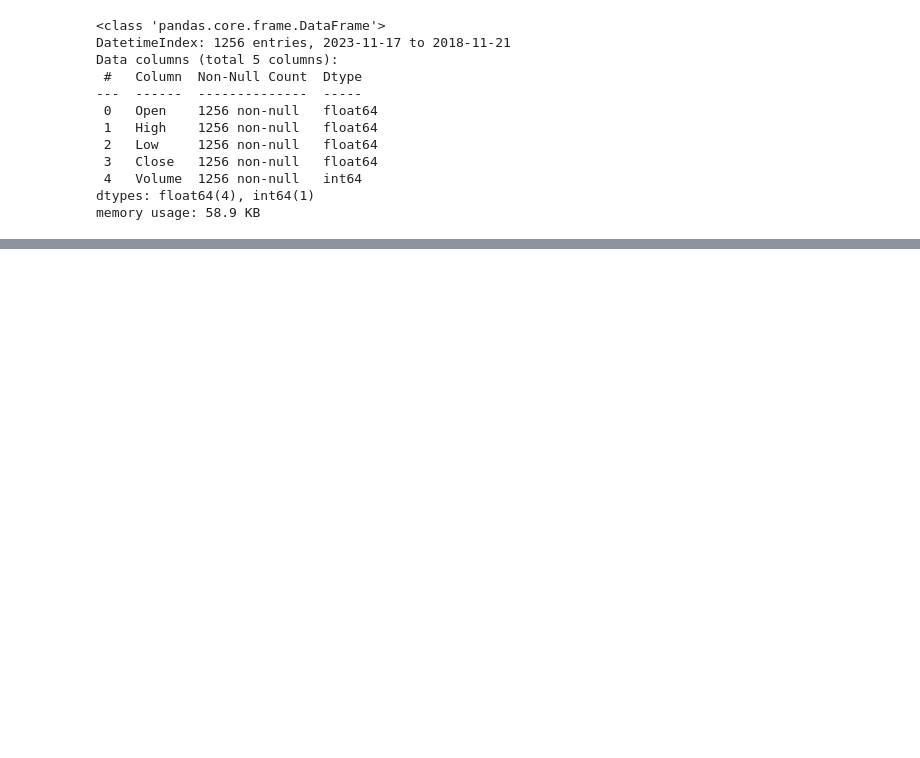
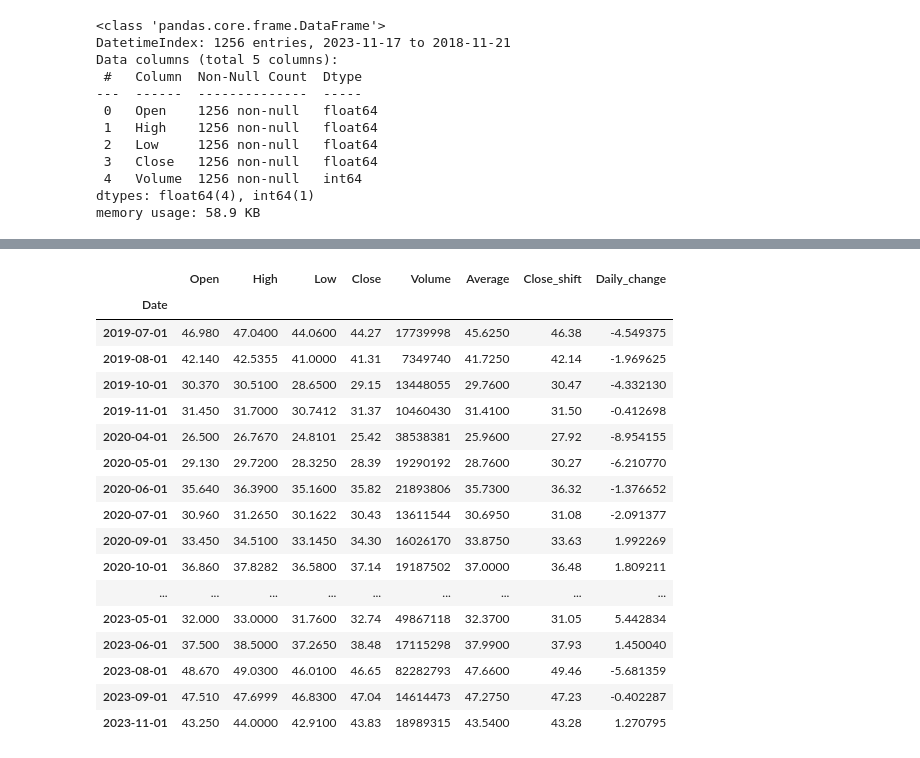
Before and after one commit to M4rcoM04/DSBootcamp, a Jupyter notebook: 02_Dane_Giełdowe_P.ipynb, the cells around one changed output, grey strips where cells are left out. Saved outputs shown, nothing was run; the diff lists cells and outputs as text; code cells hidden in the pictures; blank space fills up the shorter version.

```diff
--- a/02_Dane_Giełdowe_P.ipynb
+++ b/02_Dane_Giełdowe_P.ipynb
@@ -27,0 +551,21 @@ memory usage: 58.9 KB
+# %%
+df[df.index.day == 1]
+# %% [output]
+|  | Open | High | Low | Close | Volume | Average | Close_shift | Daily_change |
+| Date |  |  |  |  |  |  |  |  |
+| 2019-07-01 | 46.980 | 47.0400 | 44.0600 | 44.27 | 17739998 | 45.6250 | 46.38 | -4.549375 |
+| 2019-08-01 | 42.140 | 42.5355 | 41.0000 | 41.31 | 7349740 | 41.7250 | 42.14 | -1.969625 |
+| 2019-10-01 | 30.370 | 30.5100 | 28.6500 | 29.15 | 13448055 | 29.7600 | 30.47 | -4.332130 |
+| 2019-11-01 | 31.450 | 31.7000 | 30.7412 | 31.37 | 10460430 | 31.4100 | 31.50 | -0.412698 |
+| 2020-04-01 | 26.500 | 26.7670 | 24.8101 | 25.42 | 38538381 | 25.9600 | 27.92 | -8.954155 |
+| 2020-05-01 | 29.130 | 29.7200 | 28.3250 | 28.39 | 19290192 | 28.7600 | 30.27 | -6.210770 |
+| 2020-06-01 | 35.640 | 36.3900 | 35.1600 | 35.82 | 21893806 | 35.7300 | 36.32 | -1.376652 |
+| 2020-07-01 | 30.960 | 31.2650 | 30.1622 | 30.43 | 13611544 | 30.6950 | 31.08 | -2.091377 |
+| 2020-09-01 | 33.450 | 34.5100 | 33.1450 | 34.30 | 16026170 | 33.8750 | 33.63 | 1.992269 |
+| 2020-10-01 | 36.860 | 37.8282 | 36.5800 | 37.14 | 19187502 | 37.0000 | 36.48 | 1.809211 |
+| ... | ... | ... | ... | ... | ... | ... | ... | ... |
+| 2023-05-01 | 32.000 | 33.0000 | 31.7600 | 32.74 | 49867118 | 32.3700 | 31.05 | 5.442834 |
+| 2023-06-01 | 37.500 | 38.5000 | 37.2650 | 38.48 | 17115298 | 37.9900 | 37.93 | 1.450040 |
+| 2023-08-01 | 48.670 | 49.0300 | 46.0100 | 46.65 | 82282793 | 47.6600 | 49.46 | -5.681359 |
+| 2023-09-01 | 47.510 | 47.6999 | 46.8300 | 47.04 | 14614473 | 47.2750 | 47.23 | -0.402287 |
+| 2023-11-01 | 43.250 | 44.0000 | 42.9100 | 43.83 | 18989315 | 43.5400 | 43.28 | 1.270795 |
```
Also changed, not shown: parts of 46 cells of this notebook.
